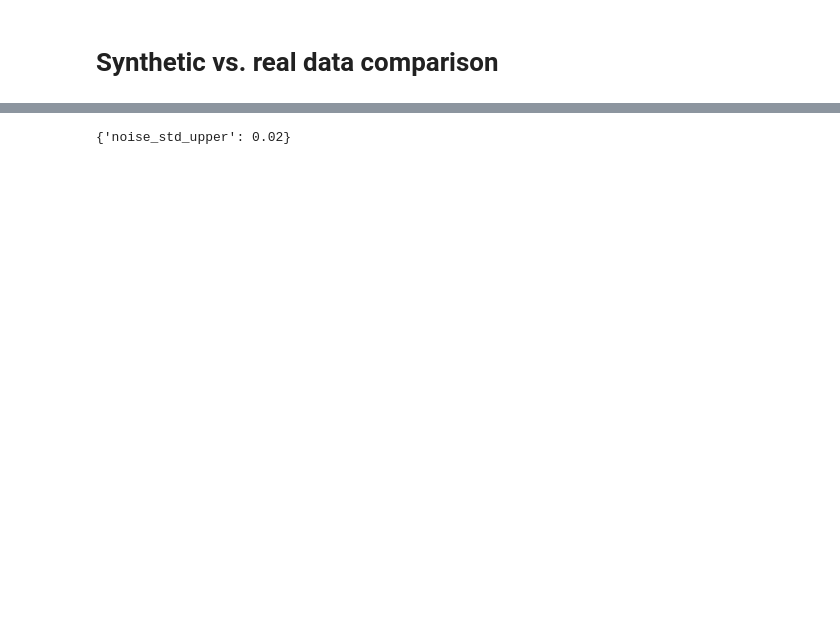
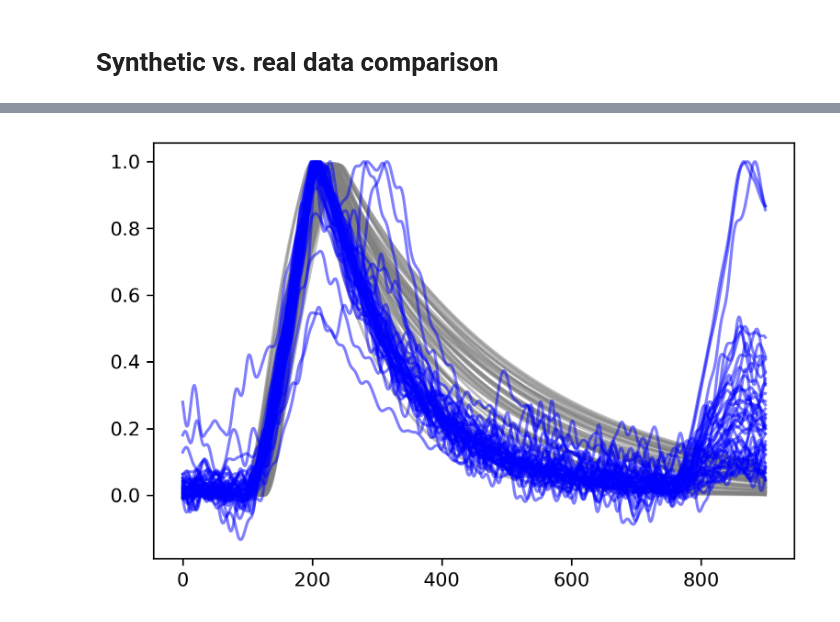
Before and after one commit to bantin/PhoRC, a Jupyter notebook: opsin_subtraction_experiments/synthetic_vs_real_data.ipynb, the cells around one changed output, grey strips where cells are left out. Cells and saved outputs as stored; diff of their text form; code cells hidden in the pictures; blank space fills up the shorter version.

```diff
--- a/opsin_subtraction_experiments/synthetic_vs_real_data.ipynb
+++ b/opsin_subtraction_experiments/synthetic_vs_real_data.ipynb
@@ -64,4 +25,42 @@ Text(0, 0.5, 'Synthetic')
-# %%
-demixer_args.psc_generation_kwargs
-# %% [output]
-{'noise_std_upper': 0.02}
+# %%
+key = jrand.PRNGKey(0)
+
+pc_shape_params = dict(
+    O_inf_min=0.3,
+    O_inf_max=1.0,
+    R_inf_min=0.3,
+    R_inf_max=1.0,
+    tau_o_min=5,
+    tau_o_max=14,
+    tau_r_min=25,
+    tau_r_max=30,
+)
+
+(prev_shapes, curr_shapes, next_shapes) = photocurrent_sim.sample_photocurrent_shapes(
+    key, 50,
+    pc_shape_params=pc_shape_params,
+)
+# %%
+data_path = '../data/masato/B6WT_AAV_hsyn_chrome2f_gcamp8/preprocessed/220308_B6_Chrome2fGC8_030822_Cell2_OpsPositive_A_grid_cmReformat.mat'
+
+with h5py.File(data_path) as f:
+    pscs = np.array(f['pscs']).T
+    stim_mat = np.array(f['stimulus_matrix']).T
+    targets = np.array(f['targets']).T
+    powers = np.max(stim_mat, axis=0)
+    # npulses = np.array(f['num_pulses_per_holo'], dtype=int).item()
+# %%
+
+demixer_checkpoint = '../../circuit_mapping/demixers/nwd_ee_ChroME1.ckpt'
+results = subtract_utils.run_subtraction_pipeline(
+    pscs, powers, targets, stim_mat, demixer_checkpoint, no_op=True,
+)
+# %%
+fig, axs = plt.subplots(nrows=1, ncols=1)
+traces = results['raw_tensor'][:, 13, 13, 3,:].reshape(-1, 900)
+traces /= np.max(traces, axis=-1, keepdims=True)
+axs.plot(curr_shapes.T, color='gray', alpha=0.5)
+axs.plot(traces.T, color='blue', alpha=0.5)
+plt.show()
+# %% [output]
+[figure, added]
```
Also changed, not shown: parts of 3 cells of this notebook, 4 other files.
